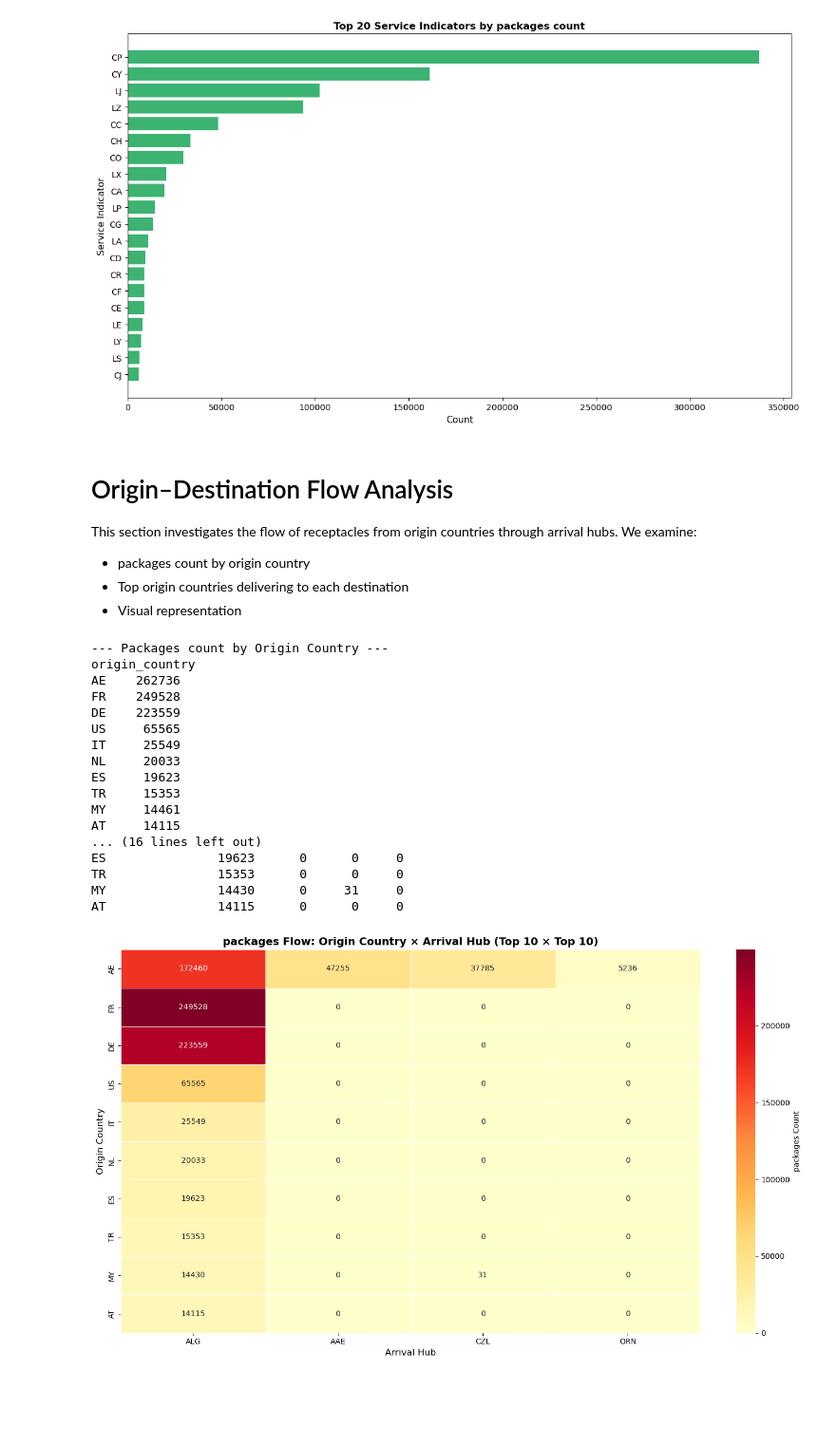
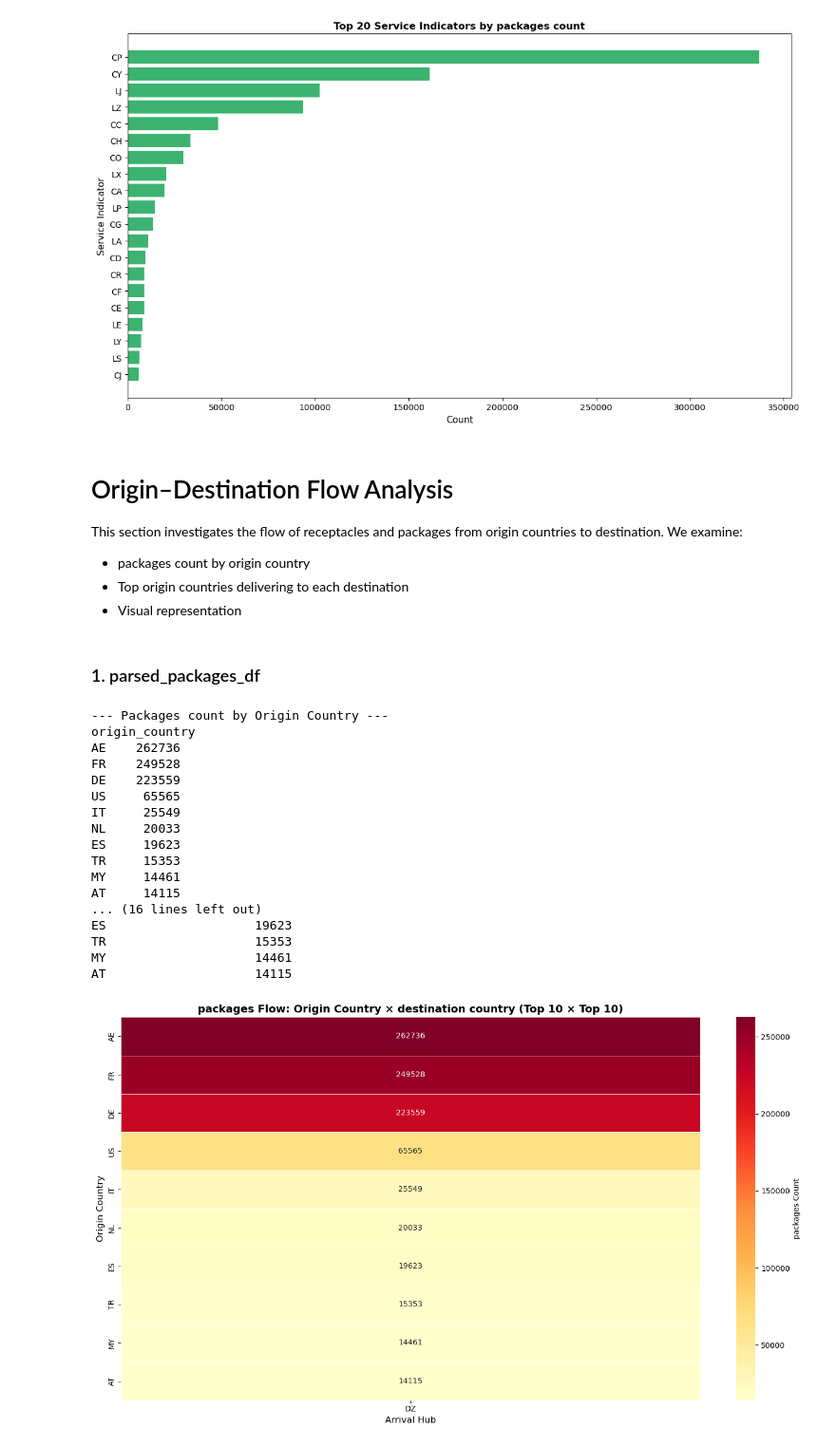
Before and after one commit to DjameelEddine/Data-Mining, a Jupyter notebook: notebooks/EDA.ipynb, the cells around one changed output. Shown at 95% size. Drawn from its saved outputs; the diff is of its cells as text; code cells hidden in the pictures; blank space fills up the shorter version.

```diff
--- a/notebooks/EDA.ipynb
+++ b/notebooks/EDA.ipynb
@@ -423,21 +417,14 @@ These functions are responsible for spliting the IDs into parts
 # %%
 def parse_recptcl_fid(id_str):
     origin_country = id_str[0:2]
-    origin_hub = id_str[2:5]
-    export_bag = id_str[5]
     destination_country = id_str[6:8]
-    arrival_hub = id_str[8:11]
-    inbound_unit = id_str[11:14]
-    treatment_class = id_str[14]
-    id_number = id_str[15:]
-    return origin_country, origin_hub, export_bag, destination_country, arrival_hub, inbound_unit, treatment_class, id_number
+    return origin_country, destination_country
 
 def parse_mailitm_fid(id_str):
     service_indicator = id_str[0:2]
-    serial_number = id_str[2:10]
-    check_digit = id_str[10]
+    serial_number = id_str[2:11]
     country_code = id_str[11:14].strip()
-    return service_indicator, serial_number, check_digit, country_code
+    return service_indicator, serial_number, country_code
 # %% [markdown]
 ### Apply parsing functions
 # %%
@@ -446,7 +433,7 @@ parsed_receptacle_df[['origin_country', 'origin_hub', 'export_bag', 'destination
 # %%
 parsed_packages_df = packages_df.copy()
-parsed_packages_df[['service_indicator', 'serial_number', 'check_digit', 'country_code']] = parsed_packages_df['MAILITM_FID'].apply(lambda x: pd.Series(parse_mailitm_fid(x)))
-parsed_packages_df[['origin_country', 'origin_hub', 'export_bag', 'destination_country', 'arrival_hub', 'inbound_unit', 'treatment_class', 'id_number']] = parsed_packages_df['RECPTCL_FID'].apply(lambda x: pd.Series(parse_recptcl_fid(x)))
+parsed_packages_df[['service_indicator', 'serial_number', 'country_code']] = parsed_packages_df['MAILITM_FID'].apply(lambda x: pd.Series(parse_mailitm_fid(x)))
+parsed_packages_df[['origin_country','destination_country']] = parsed_packages_df['RECPTCL_FID'].apply(lambda x: pd.Series(parse_recptcl_fid(x)))
 # %% [markdown]
 ### show samples of new parsed data
 # %%
@@ -807,27 +700,29 @@ plt.show()
 # %% [markdown]
 # Origin–Destination Flow Analysis
 
-This section investigates the flow of receptacles from origin countries through arrival hubs. We examine:
+This section investigates the flow of receptacles and packages from origin countries to destination. We examine:
 - packages count by origin country
 - Top origin countries delivering to each destination
 - Visual representation
+# %% [markdown]
+### 1. parsed_packages_df
 # %%
-# packages count (volume) by origin country
+# packages count by origin country
 origin_country_volume = parsed_packages_df['origin_country'].value_counts()
 print("\n--- Packages count by Origin Country ---")
 print(origin_country_volume.head(15))
 
-# Create origin_country × arrival_hub matrix
+# Create origin_country × destination matrix
 flow_matrix = pd.crosstab(parsed_packages_df['origin_country'],
-                           parsed_packages_df['arrival_hub'])
+                           parsed_packages_df['destination_country'])
 
-# Keep only top 10 origin countries and top 10 arrival hubs for readability
+# Keep only top 10 origin countries and top 10 destination countries for readability
 top_origins = parsed_packages_df['origin_country'].value_counts().head(10).index
-top_arrivals = parsed_packages_df['arrival_hub'].value_counts().head(10).index
+top_arrivals = parsed_packages_df['destination_country'].value_counts().head(10).index
 
 flow_matrix_top = flow_matrix.loc[top_origins, top_arrivals]
 
-print("\n--- Origin Country × Arrival Hub Matrix (Top 10 × Top 10) ---")
+print("\n--- Origin Country × destination Country (Top 10 × Top 10) ---")
 print(flow_matrix_top)
 # %% [output]
 --- Packages count by Origin Country ---
@@ -843,20 +738,20 @@ TR     15353
 MY     14461
 AT     14115
 ... (16 lines left out)
-ES               19623      0      0     0
-TR               15353      0      0     0
-MY               14430      0     31     0
-AT               14115      0      0     0
+ES                    19623
+TR                    15353
+MY                    14461
+AT                    14115
 # %%
-# Visualize origin × arrival hub flow
+# Visualize origin × destination country flow
 plt.figure(figsize=(14, 8))
 sns.heatmap(flow_matrix_top, cmap='YlOrRd', annot=True, fmt='d',
             cbar_kws={'label': 'packages Count'}, linewidths=0.5)
-plt.title('packages Flow: Origin Country × Arrival Hub (Top 10 × Top 10)',
+plt.title('packages Flow: Origin Country × destination country (Top 10 × Top 10)',
           fontsize=14, fontweight='bold')
 plt.xlabel('Arrival Hub', fontsize=12)
 plt.ylabel('Origin Country', fontsize=12)
 plt.tight_layout()
 plt.show()
 # %% [output]
-[figure, old version]
+[figure, new version]
```
Also changed, not shown: parts of 121 cells of this notebook.
